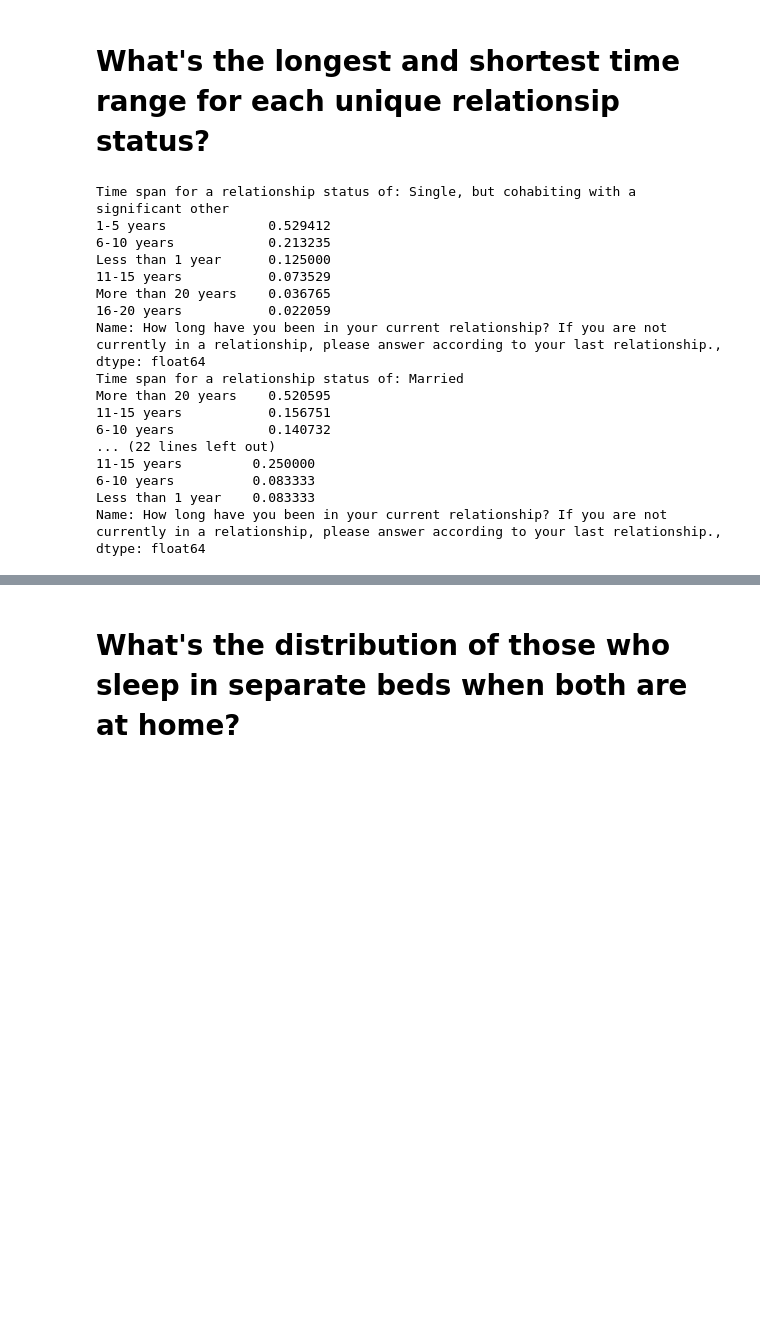
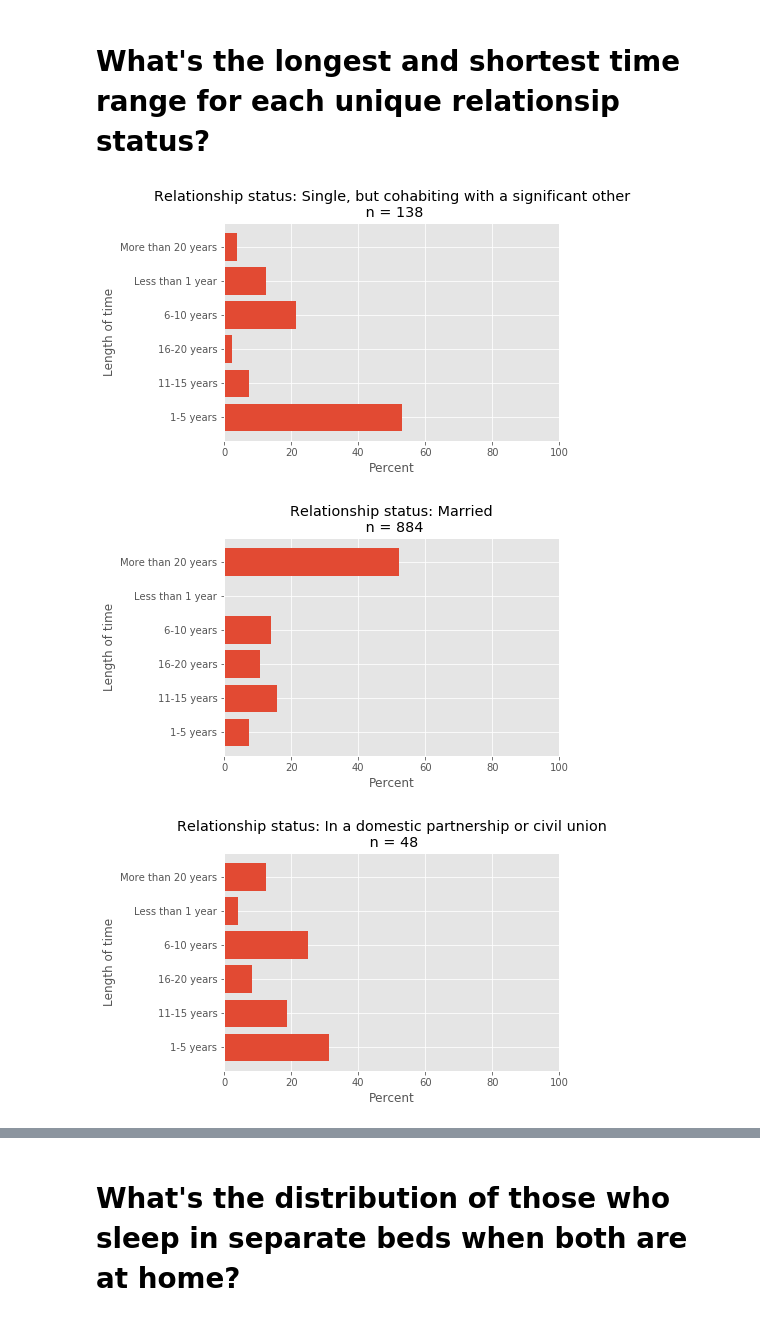
Before and after one commit to mathcoder3141/projects, a Jupyter notebook: sleep/sleep_analysis.ipynb, the cells around one changed output, grey strips where cells are left out. Cells and saved outputs as stored; diff of their text form; code cells hidden in the pictures; blank space fills up the shorter version.

```diff
--- a/sleep/sleep_analysis.ipynb
+++ b/sleep/sleep_analysis.ipynb
@@ -45,24 +36,16 @@ Insert graph here
 # What's the longest and shortest time range for each unique relationsip status?
 # %%
 for status in sleep['Which of the following best describes your current relationship status?'].unique():
-    print("Time span for a relationship status of: {}".format(status))
     df = sleep[sleep['Which of the following best describes your current relationship status?'] == status]
-    print(df['How long have you been in your current relationship? If you are not currently in a relationship, please answer according to your last relationship.'].value_counts(normalize=True))
+    vcdf = df['How long have you been in your current relationship? If you are not currently in a relationship, please answer according to your last relationship.'].value_counts(
+        normalize=True).reset_index(name='percent')
+    plt.title("Relationship status: {}\n n = {}".format(status, df.shape[0]))
+    plt.xlabel('Percent')
+    plt.ylabel('Length of time')
+    plt.xlim((0,100))
+    plt.barh(vcdf['index'], vcdf['percent'] * 100)
+    plt.show()
 # %% [output]
-Time span for a relationship status of: Single, but cohabiting with a significant other
-1-5 years             0.529412
-6-10 years            0.213235
-Less than 1 year      0.125000
-11-15 years           0.073529
-More than 20 years    0.036765
-16-20 years           0.022059
-Name: How long have you been in your current relationship? If you are not currently in a relationship, please answer according to your last relationship., dtype: float64
-Time span for a relationship status of: Married
-More than 20 years    0.520595
-11-15 years           0.156751
-6-10 years            0.140732
-... (22 lines left out)
-11-15 years         0.250000
-6-10 years          0.083333
-Less than 1 year    0.083333
-Name: How long have you been in your current relationship? If you are not currently in a relationship, please answer according to your last relationship., dtype: float64
+[figure, added]
+[figure, added]
+[figure, added]
```
Also changed, not shown: parts of 28 cells of this notebook.
